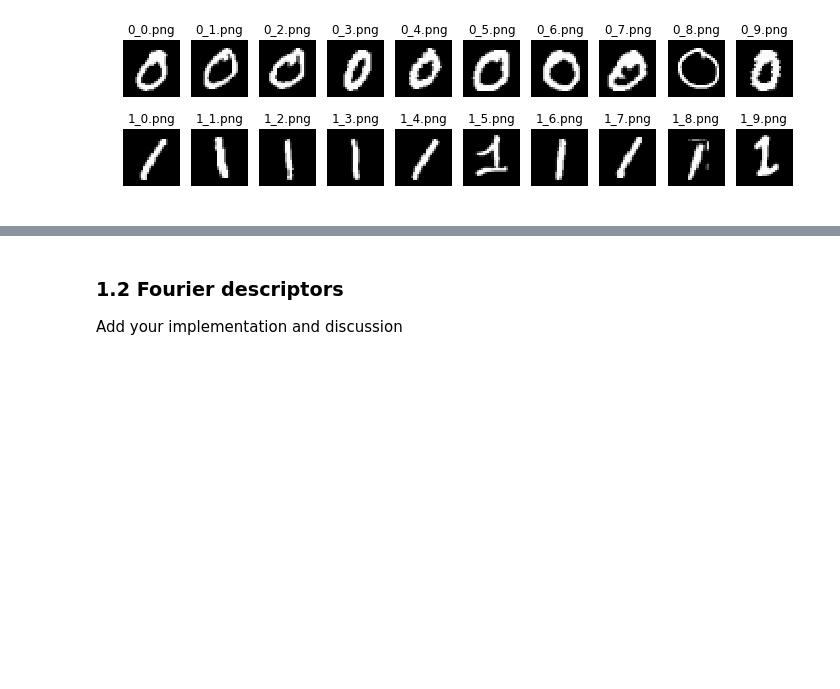
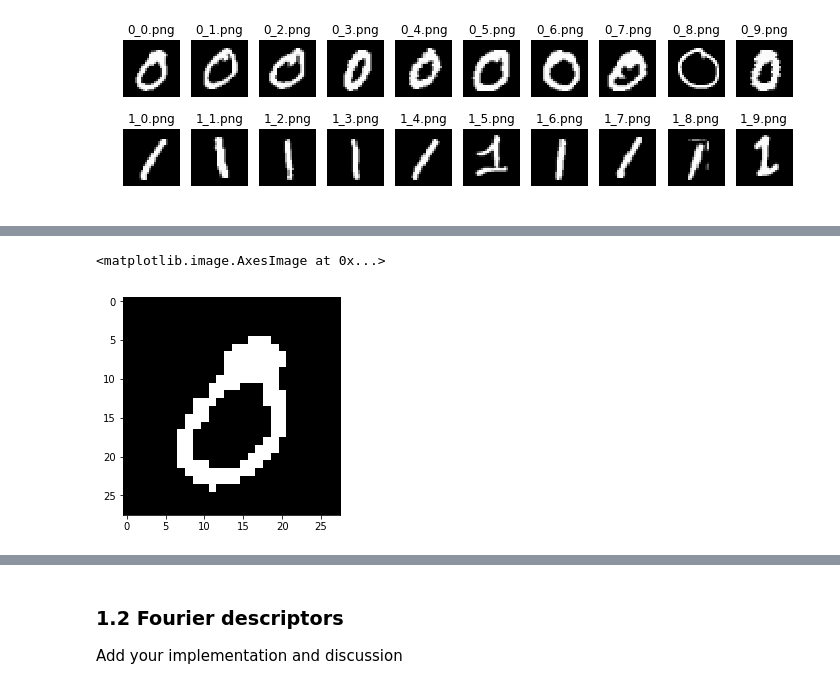
Before and after one commit to emmwel/img_an_pat_rec, a Jupyter notebook: labs/lab_02_object_description.ipynb, the cells around one changed output, grey strips where cells are left out. Saved outputs shown, nothing was run; the diff lists cells and outputs as text; code cells hidden in the pictures; blank space fills up the shorter version.

```diff
--- a/labs/lab_02_object_description.ipynb
+++ b/labs/lab_02_object_description.ipynb
@@ -74,0 +87,14 @@ for ax, im, nm in zip(axes[1], ones_im, ones_names):
+# %%
+#Thresholding the image between two thresholds
+def threshold(image, th1, th2):
+    th_img = image.copy()
+    th_img[th_img<th1] = 0
+    th_img[th_img>th2] = 0
+    th_img[(th_img>=th1) & (th_img<=th2)] = 1
+    return th_img
+# %%
+image = threshold(zeros_im[0],200,255)
+plt.imshow(image, cmap='gray')
+# %% [output]
+<matplotlib.image.AxesImage at 0x...>
+[figure, added]
```
Also changed, not shown: parts of 14 cells of this notebook.
